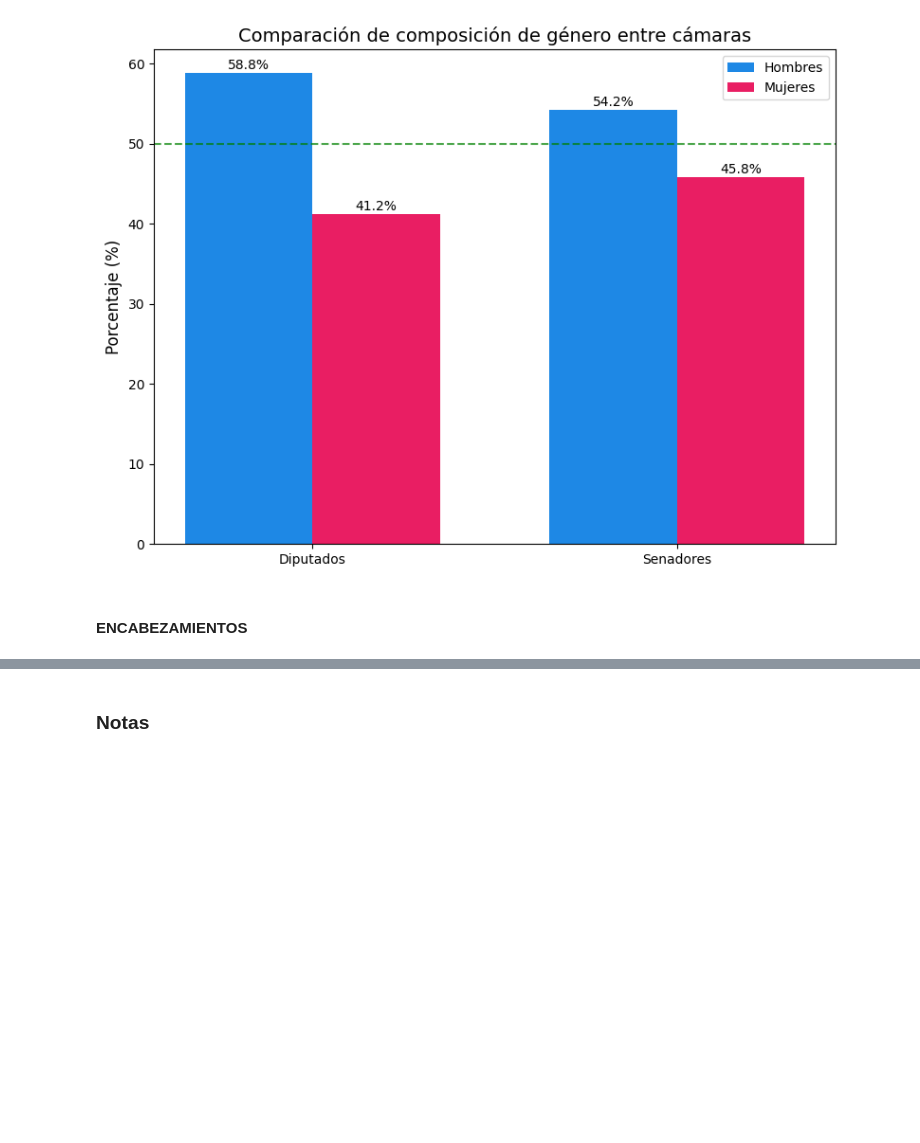
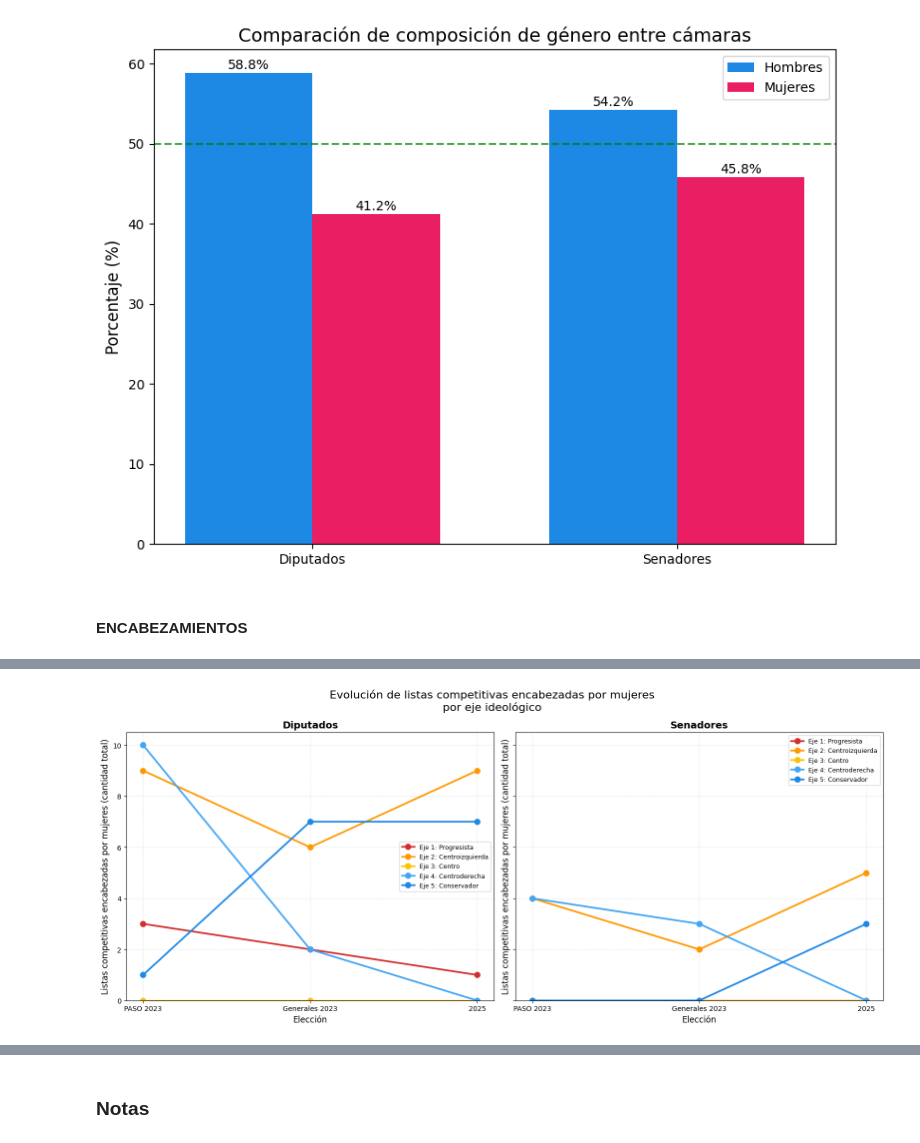
Before and after one commit to flordis/IT-Academy, a Jupyter notebook: proyecto/ITA_project_analysis.ipynb, the cells around one changed output, grey strips where cells are left out. Drawn from its saved outputs; the diff is of its cells as text; code cells hidden in the pictures; blank space fills up the shorter version.

```diff
--- a/proyecto/ITA_project_analysis.ipynb
+++ b/proyecto/ITA_project_analysis.ipynb
@@ -431,0 +569,38 @@ NOTA: Los valores son promedios entre todas las jurisdicciones
+# %%
+# ============================================================================
+# GRÁFICO 1: Líneas por cámara (Diputados vs Senadores)
+# ============================================================================
+
+fig, axes = plt.subplots(1, 2, figsize=(16, 7), sharey=True)
+
+colores_eje = {
+    'LCEM_Eje_1_Progresista': '#D32F2F',
+    'LCEM_Eje_2_Centro_Progresista': '#FF9800',
+    'LCEM_Eje_3_Centro': '#FFC107',
+    'LCEM_Eje_4_Centro_Conservador': '#42A5F5',
+    'LCEM_Eje_5_Conservador': '#1E88E5'
+}
+
+for idx, camara in enumerate(['Diputados', 'Senadores']):
+    ax = axes[idx]
+    df_camara = df_total[df_total['camara_nombre'] == camara]
+
+    for col in columnas_eje:
+        datos_eje = df_camara.groupby('eleccion')[col].sum().reindex(orden_elecciones).fillna(0)
+
+        ax.plot(datos_eje.index, datos_eje.values,
+               marker='o', linewidth=2.5, markersize=8,
+               label=nombres_ejes[col], color=colores_eje[col])
+
+    ax.set_title(f'{camara}', fontsize=14, fontweight='bold')
+    ax.set_xlabel('Elección', fontsize=12)
+    ax.set_ylabel('Listas competitivas encabezadas por mujeres (cantidad total)', fontsize=12)
+    ax.legend(loc='best', fontsize=9)
+    ax.grid(True, alpha=0.3, linestyle='--')
+    ax.set_ylim(bottom=0)
+
+plt.suptitle('Evolución de listas competitivas encabezadas por mujeres\npor eje ideológico', fontsize=16)
+plt.tight_layout()
+plt.show()
+# %% [output]
+[figure, added]
```
Also changed, not shown: parts of 14 cells of this notebook, 1 other file.
